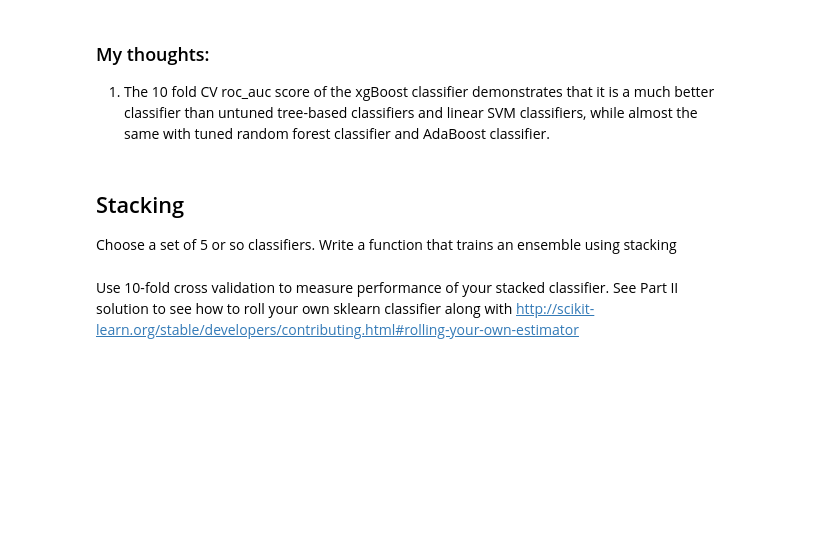
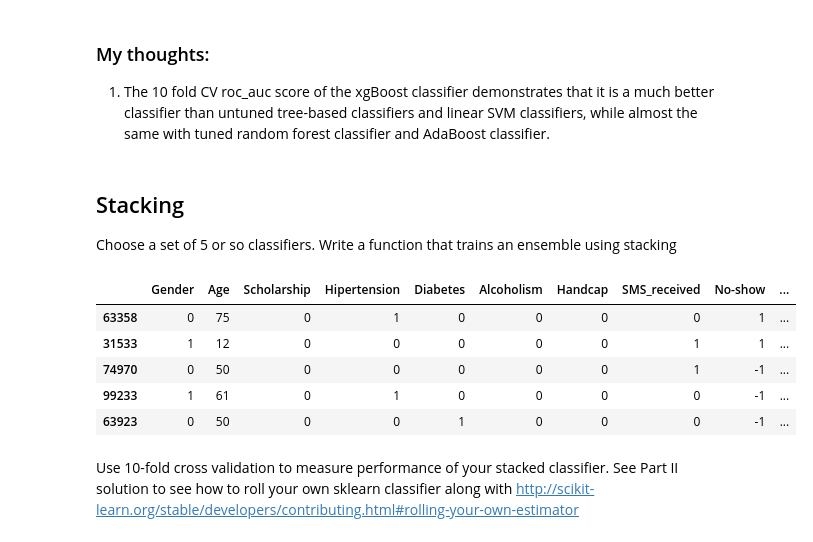
Before and after one commit to GauriHChavan/cmsc643_noshow, a Jupyter notebook: Solution.ipynb, the cells around one changed output. Cells and saved outputs as stored; diff of their text form; code cells hidden in the pictures; blank space fills up the shorter version.

```diff
--- a/Solution.ipynb
+++ b/Solution.ipynb
@@ -880,4 +880,13 @@ Mean of xgBoost Scores: 0.6065725993596591
 ## Stacking
 
 Choose a set of 5 or so classifiers. Write a function that trains an ensemble using stacking
+# %%
+clean_appt_df.head()
+# %% [output]
+|  | Gender | Age | Scholarship | Hipertension | Diabetes | Alcoholism | Handcap | SMS_received | No-show | ... |
+| 63358 | 0 | 75 | 0 | 1 | 0 | 0 | 0 | 0 | 1 | ... |
+| 31533 | 1 | 12 | 0 | 0 | 0 | 0 | 0 | 1 | 1 | ... |
+| 74970 | 0 | 50 | 0 | 0 | 0 | 0 | 0 | 1 | -1 | ... |
+| 99233 | 1 | 61 | 0 | 1 | 0 | 0 | 0 | 0 | -1 | ... |
+| 63923 | 0 | 50 | 0 | 0 | 1 | 0 | 0 | 0 | -1 | ... |
 # %%
```
Also changed, not shown: parts of 7 cells of this notebook.
